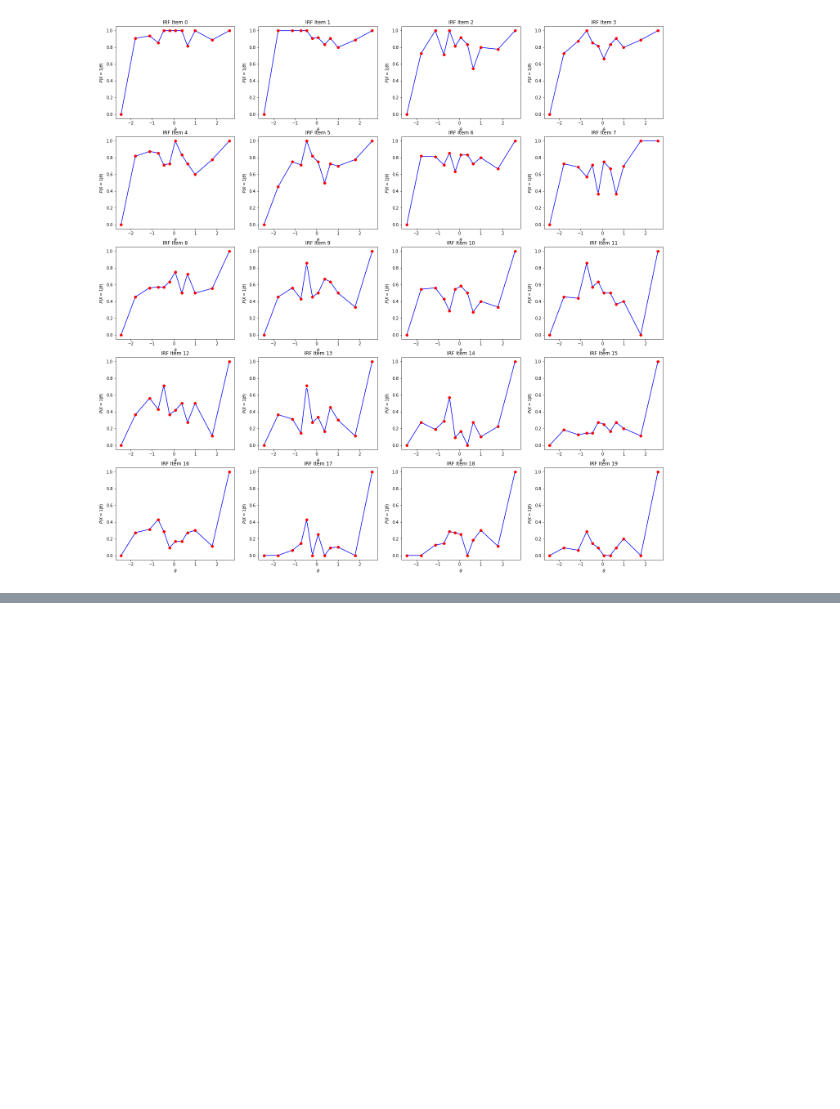
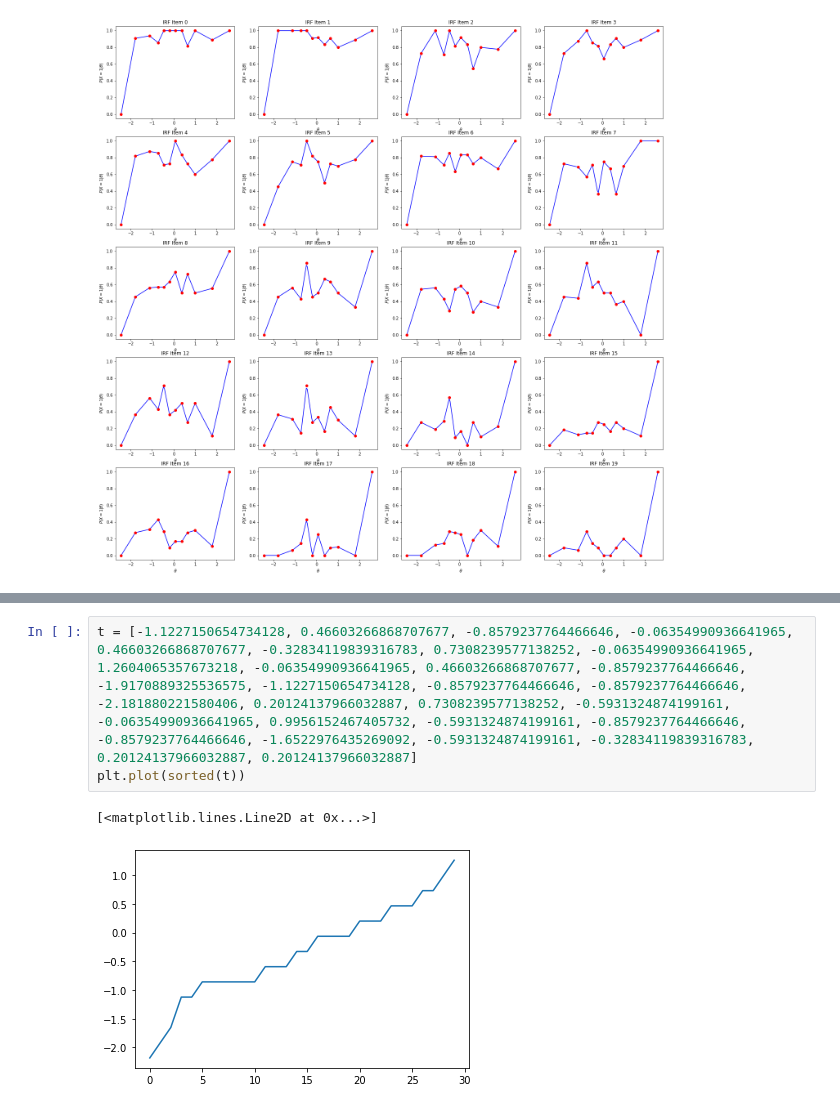
Before and after one commit to ETS-Next-Gen/irt-mcmc, a Jupyter notebook: notebooks/debugging_log_likelihood.ipynb, the cells around one changed output, grey strips where cells are left out. Cells and saved outputs as stored; diff of their text form; blank space fills up the shorter version.

```diff
--- a/notebooks/debugging_log_likelihood.ipynb
+++ b/notebooks/debugging_log_likelihood.ipynb
@@ -118,0 +129,6 @@ Time: 0.26 s, per call 2.61e-06 s
+# %%
+t = [-1.1227150654734128, 0.46603266868707677, -0.8579237764466646, -0.06354990936641965, 0.46603266868707677, -0.32834119839316783, 0.7308239577138252, -0.06354990936641965, 1.2604065357673218, -0.06354990936641965, 0.46603266868707677, -0.8579237764466646, -1.9170889325536575, -1.1227150654734128, -0.8579237764466646, -0.8579237764466646, -2.181880221580406, 0.20124137966032887, 0.7308239577138252, -0.5931324874199161, -0.06354990936641965, 0.9956152467405732, -0.5931324874199161, -0.8579237764466646, -0.8579237764466646, -1.6522976435269092, -0.5931324874199161, -0.32834119839316783, 0.20124137966032887, 0.20124137966032887]
+plt.plot(sorted(t))
+# %% [output]
+[<matplotlib.lines.Line2D at 0x...>]
+[figure, added]
```
Also changed, not shown: parts of 3 cells of this notebook, 5 other files.
